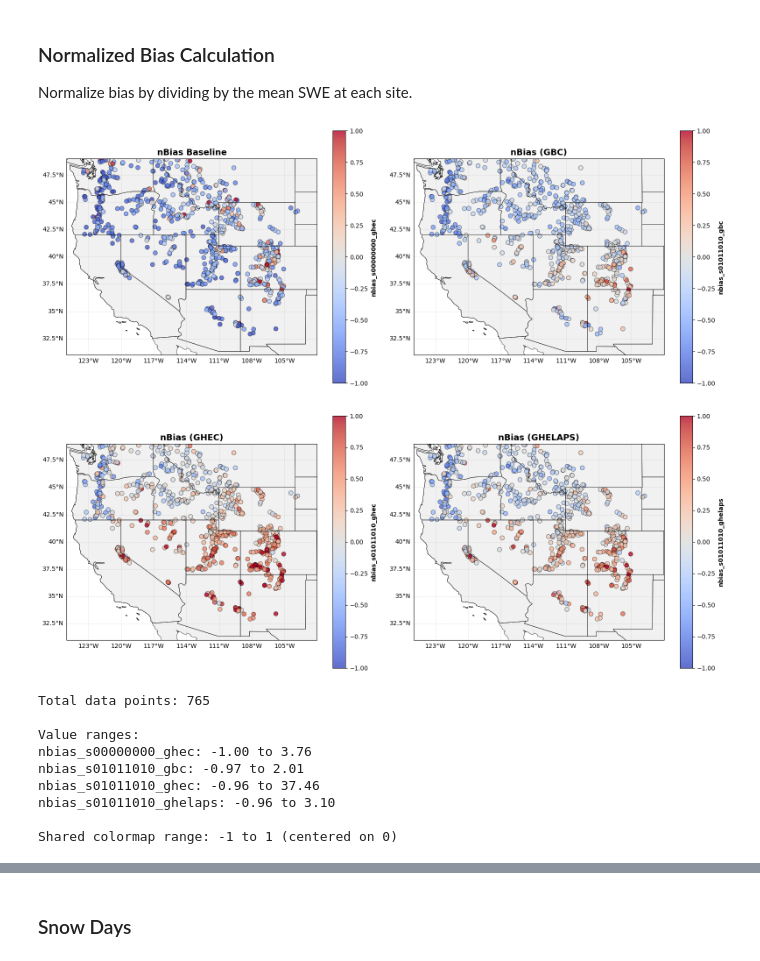
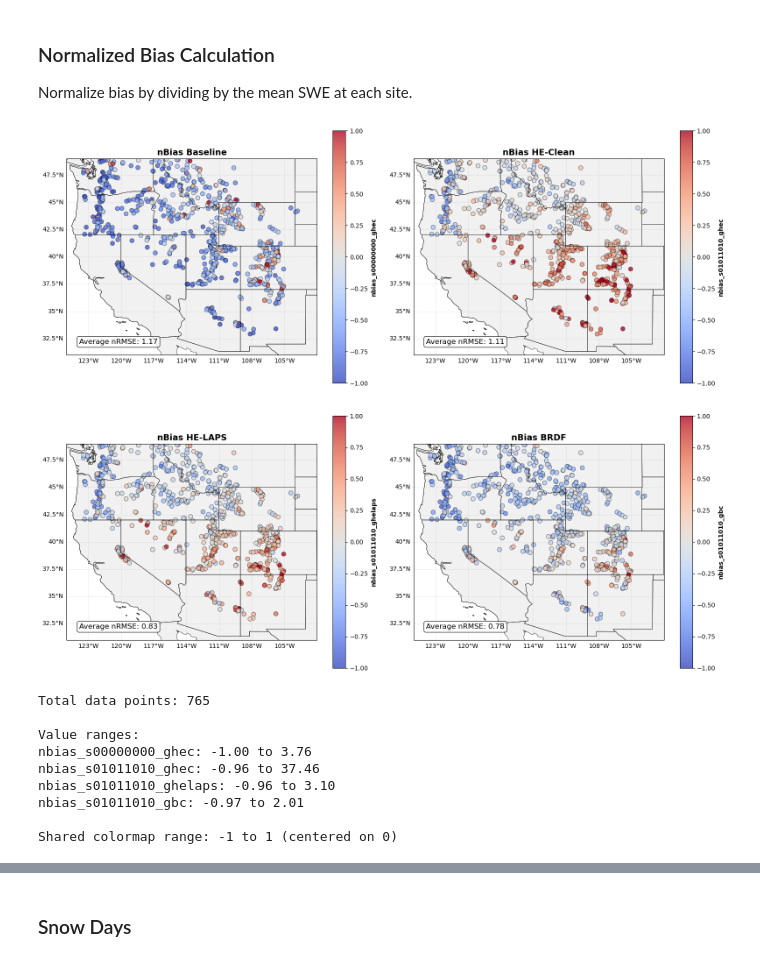
Before and after one commit to chrisrycx/lm4px_data_analysis, a Jupyter notebook: output_analysis/interactive/SpatialError.ipynb, the cells around one changed output, grey strips where cells are left out. Drawn from its saved outputs; the diff is of its cells as text; code cells hidden in the pictures.

Commit message:
Various figure updates for manuscript

```diff
--- a/output_analysis/interactive/SpatialError.ipynb
+++ b/output_analysis/interactive/SpatialError.ipynb
@@ -239,10 +240,17 @@ bias_df['nbias_s01011010_gbc'] = bias_df['bias_s01011010_gbc'] / bias_df['mean_s
 # %%
+# Plot normalized bias
 # Create figure with 2x2 grid of subplots for normalized bias
 fig = plt.figure(figsize=(16, 14))
 
 # Define the columns and titles to plot
-columns = ['nbias_s00000000_ghec', 'nbias_s01011010_gbc', 'nbias_s01011010_ghec', 'nbias_s01011010_ghelaps']
-titles = ['nBias Baseline', 'nBias (GBC)', 'nBias (GHEC)', 'nBias (GHELAPS)']
+columns = ['nbias_s00000000_ghec', 'nbias_s01011010_ghec', 'nbias_s01011010_ghelaps', 'nbias_s01011010_gbc']
+titles = ['nBias Baseline', 'nBias HE-Clean', 'nBias HE-LAPS', 'nBias BRDF']
+avgRMSE = [
+    rmse_df['nrmse_s00000000_ghec'].mean(),
+    rmse_df['nrmse_s01011010_ghec'].mean(),
+    rmse_df['nrmse_s01011010_ghelaps'].mean(),
+    rmse_df['nrmse_s01011010_gbc'].mean()
+]
 
 # Set color scale limits centered on 0
 vmin = -1
@@ -268,41 +276,48 @@ for pos, (column, title) in enumerate(zip(columns, titles), 1):
                          alpha=0.8,
                          cmap='coolwarm',
                          vmin=vmin,
                          vmax=vmax,
                          transform=ccrs.PlateCarree(),
                          edgecolors='black',
                          linewidth=0.5)
 
     # Add colorbar
     cbar = plt.colorbar(scatter, ax=ax, orientation='vertical', pad=0.05, shrink=0.8)
     cbar.set_label(column, fontsize=10, fontweight='bold')
 
     # Add gridlines
     gl = ax.gridlines(draw_labels=True, linewidth=0.5, alpha=0.5, linestyle='--')
     gl.top_labels = False
     gl.right_labels = False
 
     # Add title
     ax.set_title(title, fontsize=14, fontweight='bold')
 
+    # Add average nRMSE text in lower left corner
+    ax.text(0.05, 0.05, f'Average nRMSE: {avgRMSE[pos-1]:.2f}',
+            transform=ax.transAxes,
+            fontsize=12,
+            verticalalignment='bottom',
+            bbox=dict(boxstyle='round', facecolor='white', alpha=0.8))
+
 plt.tight_layout()
 plt.show()
 
 # Display basic info about the data
 print(f"Total data points: {len(bias_df)}")
 print(f"\nValue ranges:")
 for column in columns:
     print(f"{column}: {bias_df[column].min():.2f} to {bias_df[column].max():.2f}")
 print(f"\nShared colormap range: {vmin} to {vmax} (centered on 0)")
 # %% [output]
-[figure, old version]
+[figure, new version]
 Total data points: 765
 
 Value ranges:
 nbias_s00000000_ghec: -1.00 to 3.76
-nbias_s01011010_gbc: -0.97 to 2.01
 nbias_s01011010_ghec: -0.96 to 37.46
 nbias_s01011010_ghelaps: -0.96 to 3.10
+nbias_s01011010_gbc: -0.97 to 2.01
 
 Shared colormap range: -1 to 1 (centered on 0)
 # %%
```
Also changed, not shown: parts of 3 cells of this notebook, 3 other files.
